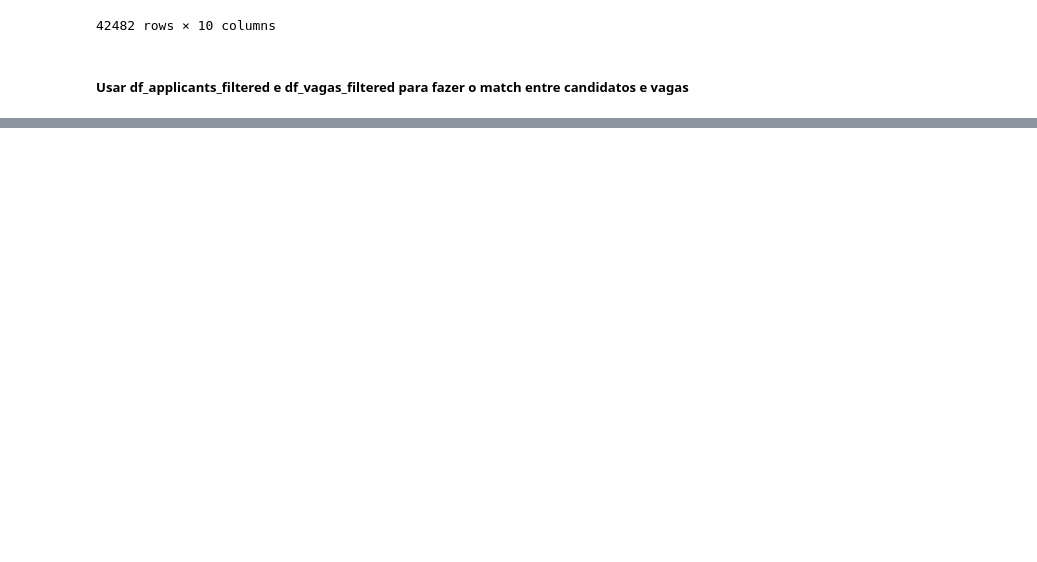
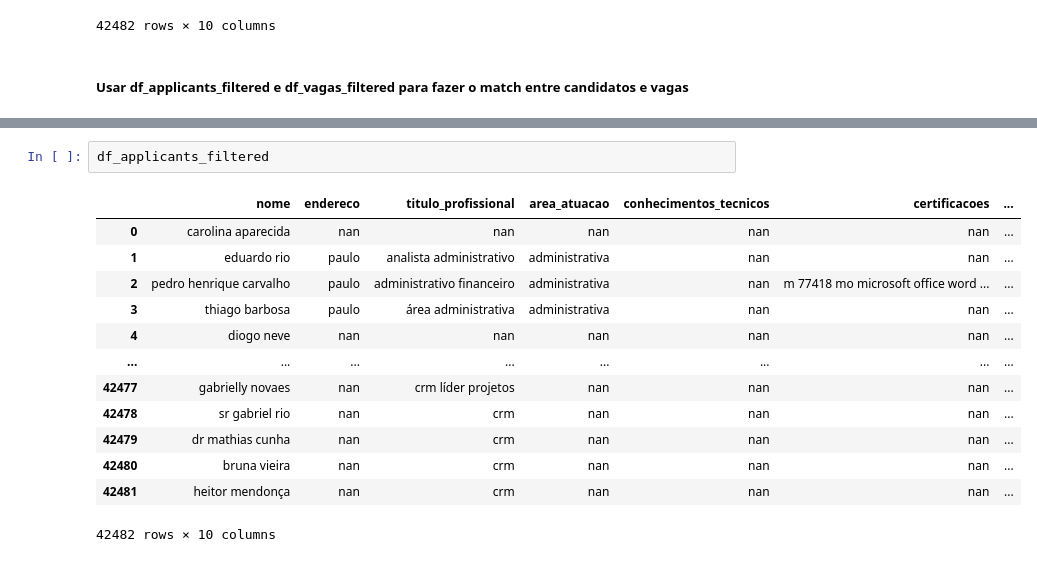
Before and after one commit to fcoalcantarajr/projeto-datathon-fiap, a Jupyter notebook: analysis.ipynb, the cells around one changed output, grey strips where cells are left out. Drawn from its saved outputs; the diff is of its cells as text; blank space fills up the shorter version.

```diff
--- a/analysis.ipynb
+++ b/analysis.ipynb
@@ -380,0 +358,16 @@ See the caveats in the documentation: https://pandas.pydata.org/pandas-docs/stab
+# %%
+df_applicants_filtered
+# %% [output]
+|  | nome | endereco | titulo_profissional | area_atuacao | conhecimentos_tecnicos | certificacoes | ... |
+| 0 | carolina aparecida | nan | nan | nan | nan | nan | ... |
+| 1 | eduardo rio | paulo | analista administrativo | administrativa | nan | nan | ... |
+| 2 | pedro henrique carvalho | paulo | administrativo financeiro | administrativa | nan | m 77418 mo microsoft office word ... | ... |
+| 3 | thiago barbosa | paulo | área administrativa | administrativa | nan | nan | ... |
+| 4 | diogo neve | nan | nan | nan | nan | nan | ... |
+| ... | ... | ... | ... | ... | ... | ... | ... |
+| 42477 | gabrielly novaes | nan | crm líder projetos | nan | nan | nan | ... |
+| 42478 | sr gabriel rio | nan | crm | nan | nan | nan | ... |
+| 42479 | dr mathias cunha | nan | crm | nan | nan | nan | ... |
+| 42480 | bruna vieira | nan | crm | nan | nan | nan | ... |
+| 42481 | heitor mendonça | nan | crm | nan | nan | nan | ... |
+42482 rows × 10 columns
```
Also changed, not shown: parts of 14 cells of this notebook.
